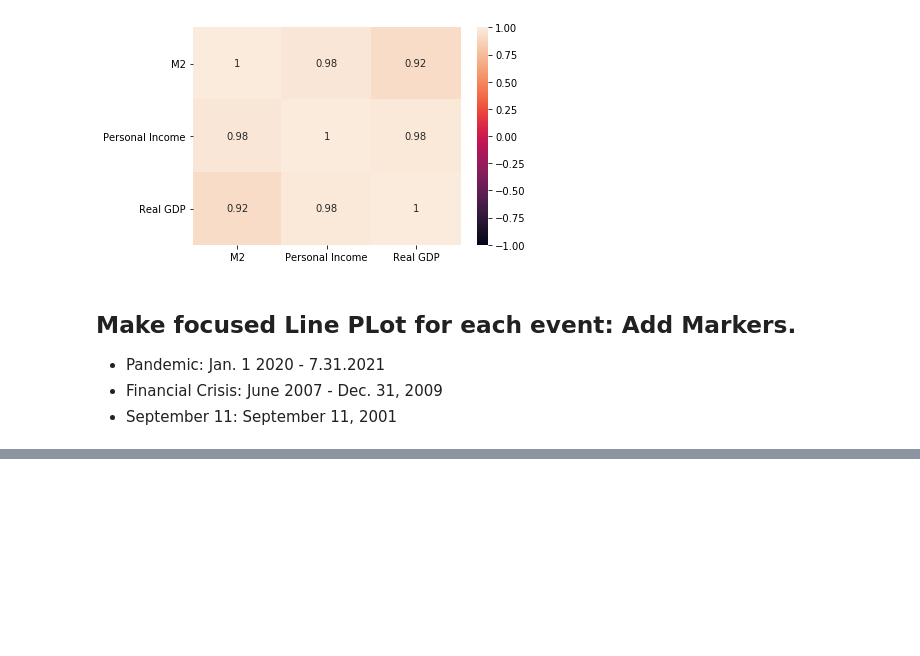
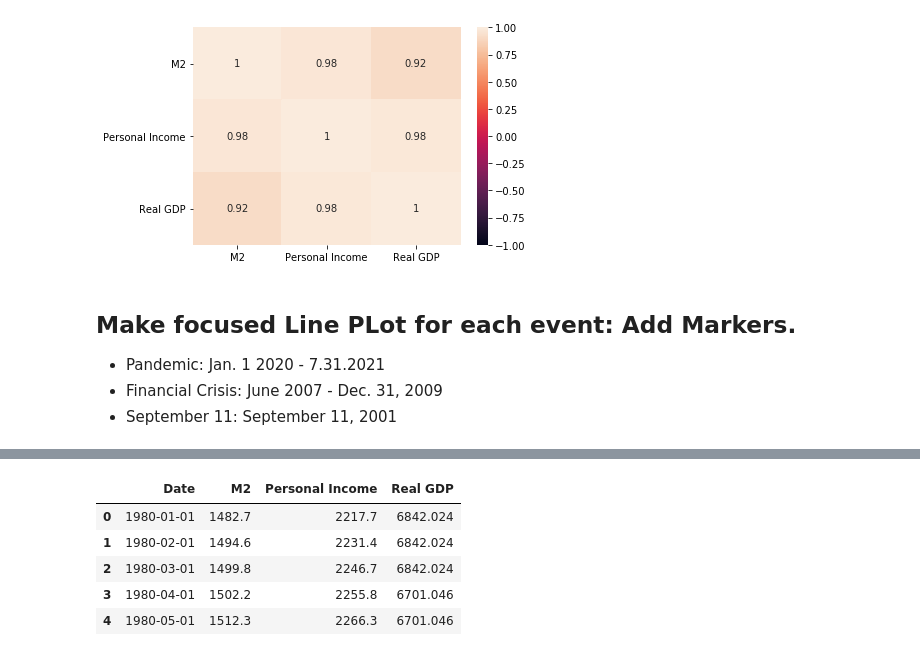
Before and after one commit to schm1263/Fintech_Project_1, a Jupyter notebook: Eriks_Clean_Copy.ipynb, the cells around one changed output, grey strips where cells are left out. Drawn from its saved outputs; the diff is of its cells as text; code cells hidden in the pictures; blank space fills up the shorter version.

```diff
--- a/Eriks_Clean_Copy.ipynb
+++ b/Eriks_Clean_Copy.ipynb
@@ -435,0 +529,13 @@ labeled_all_data
+# %%
+# Make date index a column:
+all_data_reindexed = all_current_data.reset_index()
+all_data_reindexed.drop(columns=['level_0'], inplace=True)
+all_data_reindexed.rename(columns={'index':'Date'}, inplace=True)
+all_data_reindexed.head()
+# %% [output]
+|  | Date | M2 | Personal Income | Real GDP |
+| 0 | 1980-01-01 | 1482.7 | 2217.7 | 6842.024 |
+| 1 | 1980-02-01 | 1494.6 | 2231.4 | 6842.024 |
+| 2 | 1980-03-01 | 1499.8 | 2246.7 | 6842.024 |
+| 3 | 1980-04-01 | 1502.2 | 2255.8 | 6701.046 |
+| 4 | 1980-05-01 | 1512.3 | 2266.3 | 6701.046 |
```
Also changed, not shown: parts of 19 cells of this notebook.
